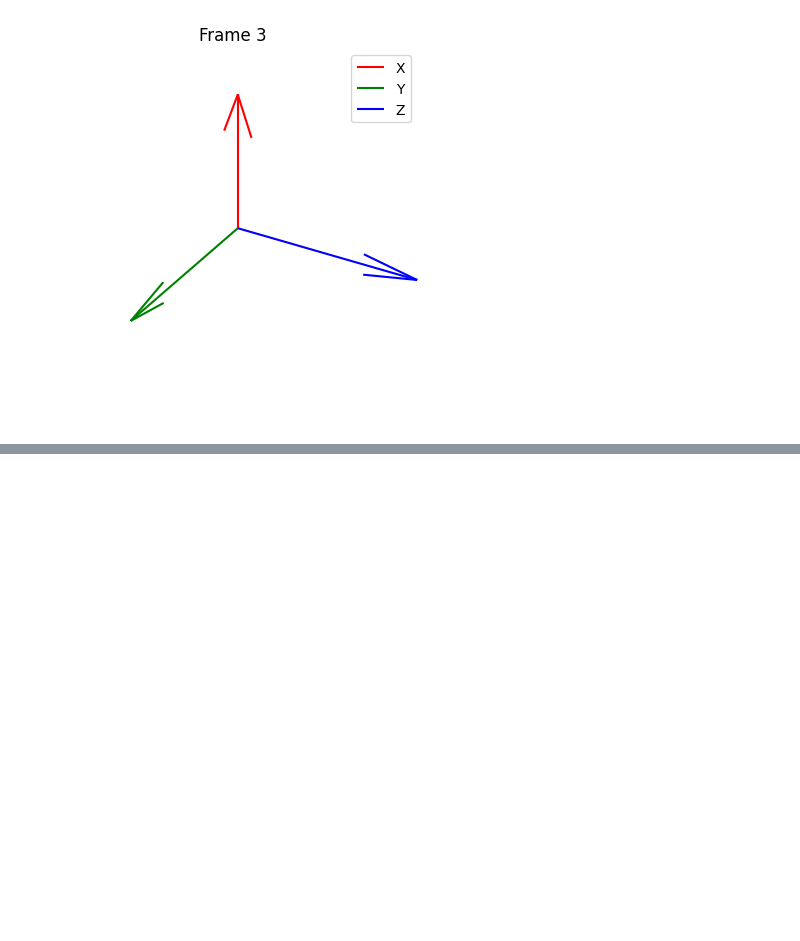
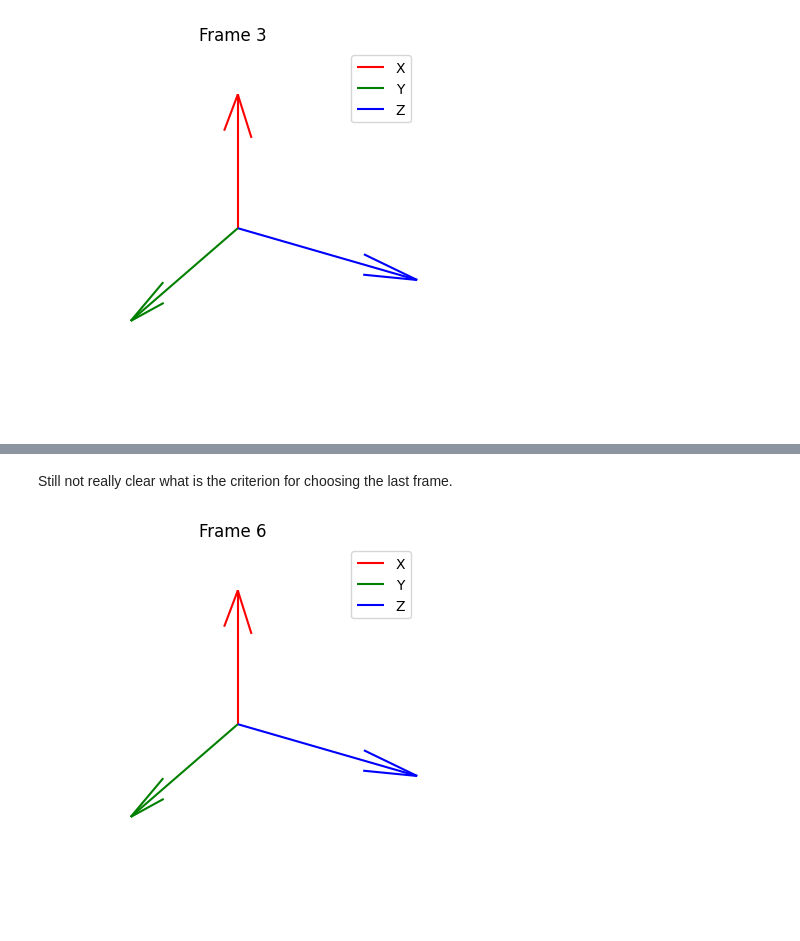
Before and after one commit to Haislich/robotic, a Jupyter notebook: exams/2024_09_19.ipynb, the cells around one changed output, grey strips where cells are left out. Saved outputs shown, nothing was run; the diff lists cells and outputs as text; code cells hidden in the pictures; blank space fills up the shorter version.

```diff
--- a/exams/2024_09_19.ipynb
+++ b/exams/2024_09_19.ipynb
@@ -80,0 +89,7 @@ frame_3 = draw_frame(r_3,label = "Frame 3", basis=frame_2)
+# %% [markdown]
+Still not really clear what is the criterion for choosing the last frame.
+# %%
+r_6 = Rotation.from_euler(((0,0,0), EulerSequence.XYZ,"MOVING"))
+frame_6 = draw_frame(r_6,label = "Frame 6", basis=frame_5)
+# %% [output]
+[figure, added]
```
Also changed, not shown: parts of 31 cells of this notebook, 3 other files.
